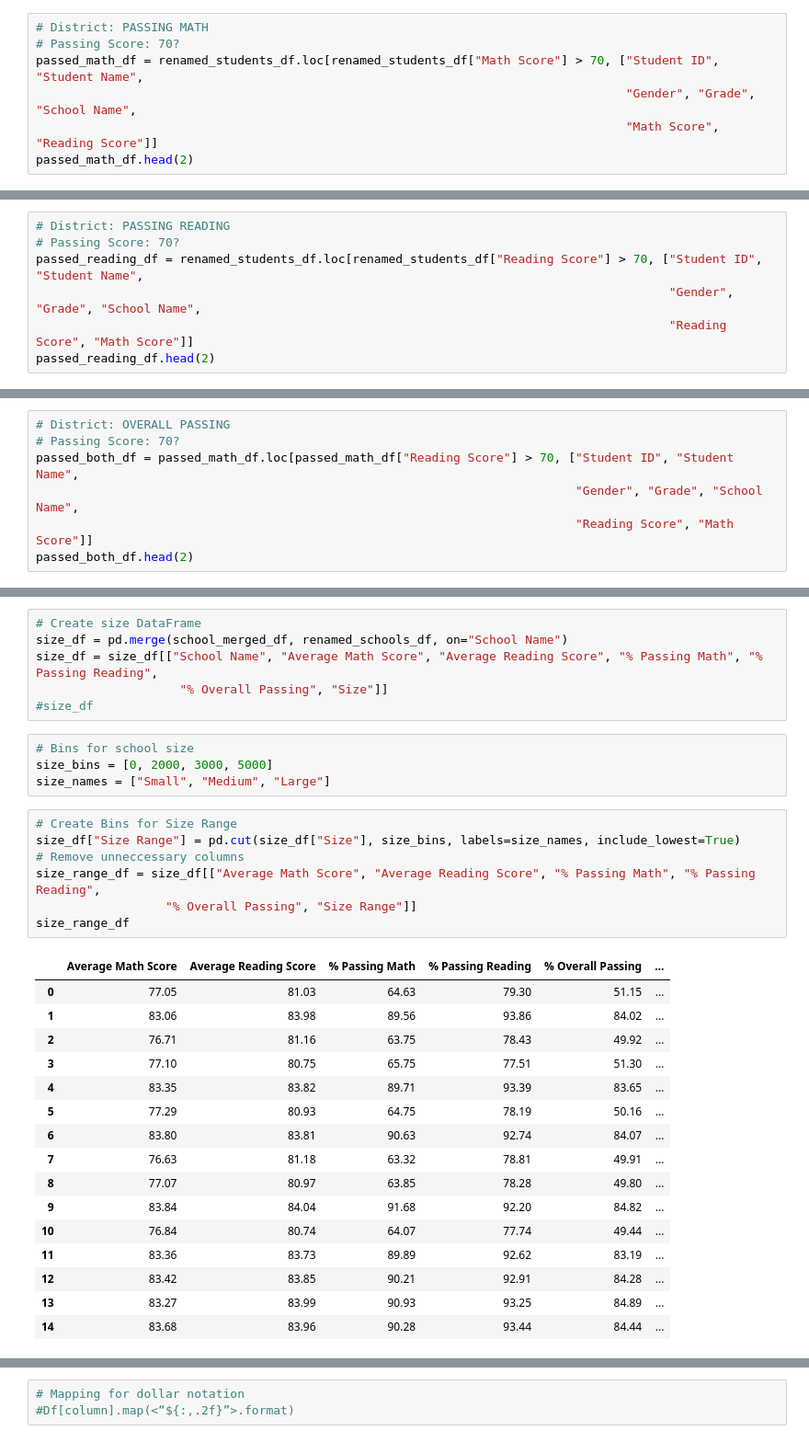
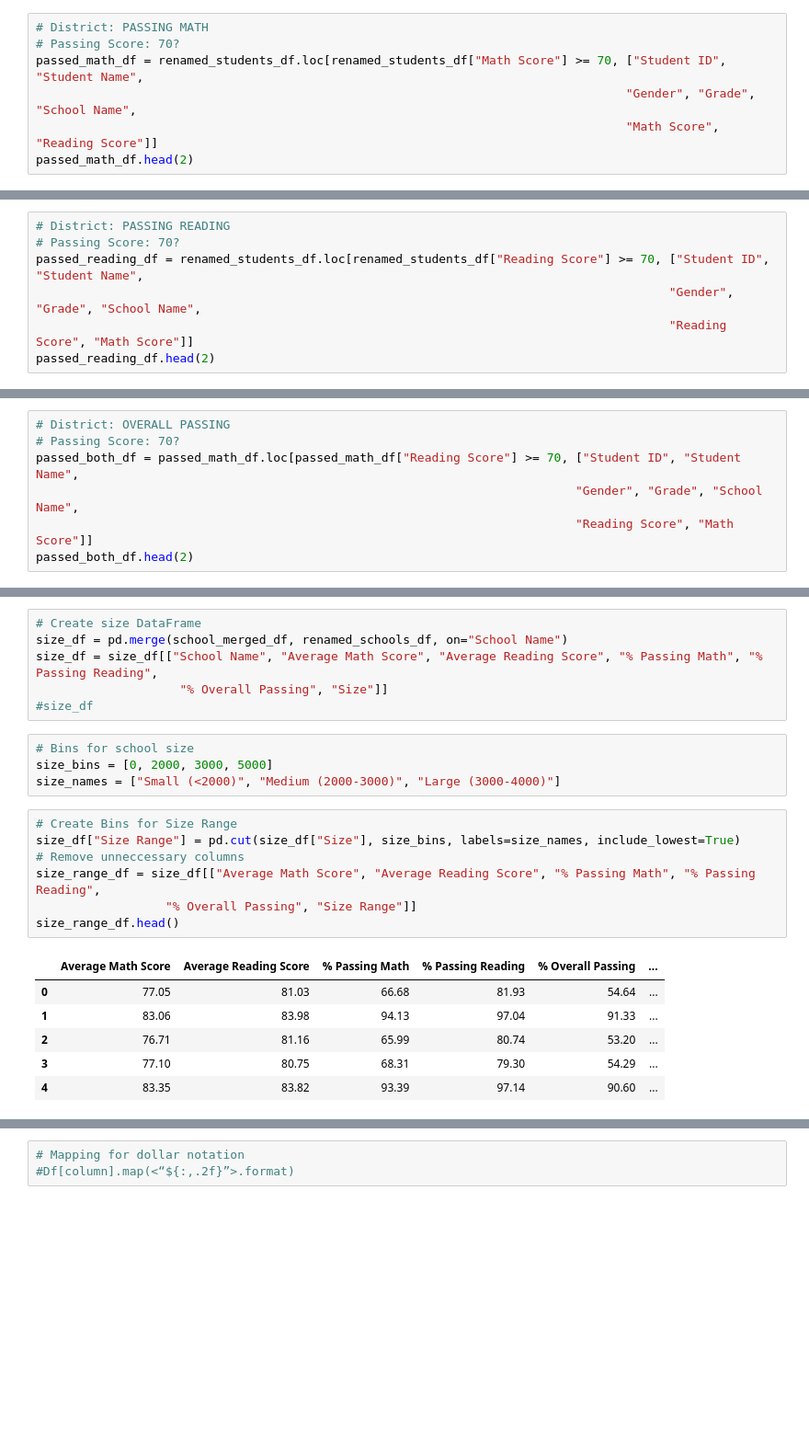
Before and after one commit to juliabrunett/pandas-challenge, a Jupyter notebook: PyCitySchools/PyCitySchools.ipynb, the cells around one changed output, grey strips where cells are left out. Shown at 92% size. Cells and saved outputs as stored; diff of their text form; blank space fills up the shorter version.

```diff
--- a/PyCitySchools/PyCitySchools.ipynb
+++ b/PyCitySchools/PyCitySchools.ipynb
@@ -103,7 +103,7 @@ print(renamed_students_df["Reading Score"].max())
 # %%
 # District: PASSING MATH
 # Passing Score: 70?
-passed_math_df = renamed_students_df.loc[renamed_students_df["Math Score"] > 70, ["Student ID", "Student Name",
+passed_math_df = renamed_students_df.loc[renamed_students_df["Math Score"] >= 70, ["Student ID", "Student Name",
                                                                                   "Gender", "Grade", "School Name",
                                                                                   "Math Score", "Reading Score"]]
 passed_math_df.head(2)
@@ -121,7 +121,7 @@ print(stu_passed_math)
 # %%
 # District: PASSING READING
 # Passing Score: 70?
-passed_reading_df = renamed_students_df.loc[renamed_students_df["Reading Score"] > 70, ["Student ID", "Student Name",
+passed_reading_df = renamed_students_df.loc[renamed_students_df["Reading Score"] >= 70, ["Student ID", "Student Name",
                                                                                         "Gender", "Grade", "School Name",
                                                                                         "Reading Score", "Math Score"]]
 passed_reading_df.head(2)
@@ -139,7 +139,7 @@ print(stu_passed_reading)
 # %%
 # District: OVERALL PASSING
 # Passing Score: 70?
-passed_both_df = passed_math_df.loc[passed_math_df["Reading Score"] > 70, ["Student ID", "Student Name",
+passed_both_df = passed_math_df.loc[passed_math_df["Reading Score"] >= 70, ["Student ID", "Student Name",
                                                                            "Gender", "Grade", "School Name",
                                                                            "Reading Score", "Math Score"]]
 passed_both_df.head(2)
@@ -511,31 +519,21 @@ size_df = size_df[["School Name", "Average Math Score", "Average Reading Score",
 # %%
 # Bins for school size
 size_bins = [0, 2000, 3000, 5000]
-size_names = ["Small", "Medium", "Large"]
+size_names = ["Small (<2000)", "Medium (2000-3000)", "Large (3000-4000)"]
 # %%
 # Create Bins for Size Range
 size_df["Size Range"] = pd.cut(size_df["Size"], size_bins, labels=size_names, include_lowest=True)
 # Remove unneccessary columns
 size_range_df = size_df[["Average Math Score", "Average Reading Score", "% Passing Math", "% Passing Reading",
                   "% Overall Passing", "Size Range"]]
-size_range_df
+size_range_df.head()
 # %% [output]
 |  | Average Math Score | Average Reading Score | % Passing Math | % Passing Reading | % Overall Passing | ... |
-| 0 | 77.05 | 81.03 | 64.63 | 79.30 | 51.15 | ... |
-| 1 | 83.06 | 83.98 | 89.56 | 93.86 | 84.02 | ... |
-| 2 | 76.71 | 81.16 | 63.75 | 78.43 | 49.92 | ... |
-| 3 | 77.10 | 80.75 | 65.75 | 77.51 | 51.30 | ... |
-| 4 | 83.35 | 83.82 | 89.71 | 93.39 | 83.65 | ... |
-| 5 | 77.29 | 80.93 | 64.75 | 78.19 | 50.16 | ... |
-| 6 | 83.80 | 83.81 | 90.63 | 92.74 | 84.07 | ... |
-| 7 | 76.63 | 81.18 | 63.32 | 78.81 | 49.91 | ... |
-| 8 | 77.07 | 80.97 | 63.85 | 78.28 | 49.80 | ... |
-| 9 | 83.84 | 84.04 | 91.68 | 92.20 | 84.82 | ... |
-| 10 | 76.84 | 80.74 | 64.07 | 77.74 | 49.44 | ... |
-| 11 | 83.36 | 83.73 | 89.89 | 92.62 | 83.19 | ... |
-| 12 | 83.42 | 83.85 | 90.21 | 92.91 | 84.28 | ... |
-| 13 | 83.27 | 83.99 | 90.93 | 93.25 | 84.89 | ... |
-| 14 | 83.68 | 83.96 | 90.28 | 93.44 | 84.44 | ... |
+| 0 | 77.05 | 81.03 | 66.68 | 81.93 | 54.64 | ... |
+| 1 | 83.06 | 83.98 | 94.13 | 97.04 | 91.33 | ... |
+| 2 | 76.71 | 81.16 | 65.99 | 80.74 | 53.20 | ... |
+| 3 | 77.10 | 80.75 | 68.31 | 79.30 | 54.29 | ... |
+| 4 | 83.35 | 83.82 | 93.39 | 97.14 | 90.60 | ... |
 # %%
 # Check amount in each bin
 size_range_df["Size Range"].value_counts()
```
Also changed, not shown: parts of 29 cells of this notebook.
